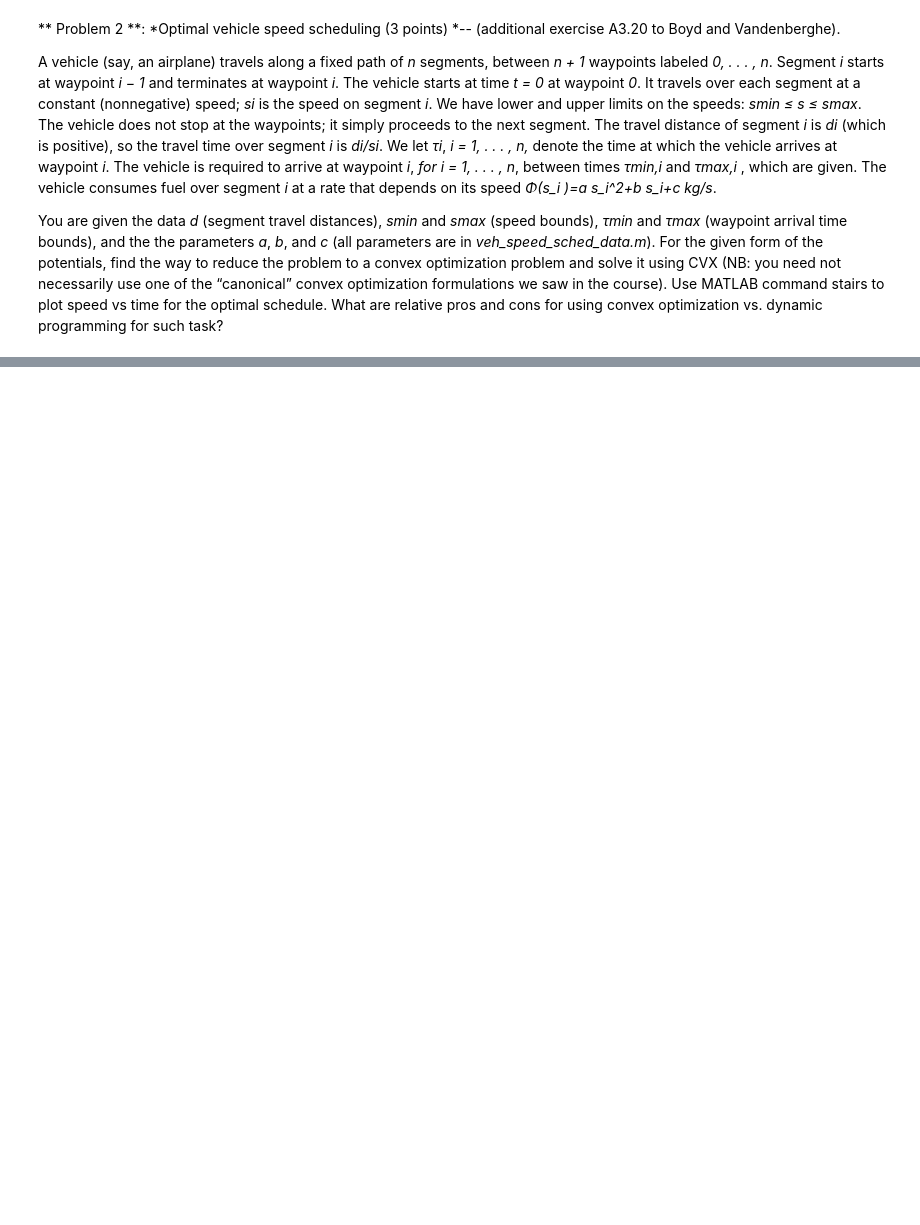
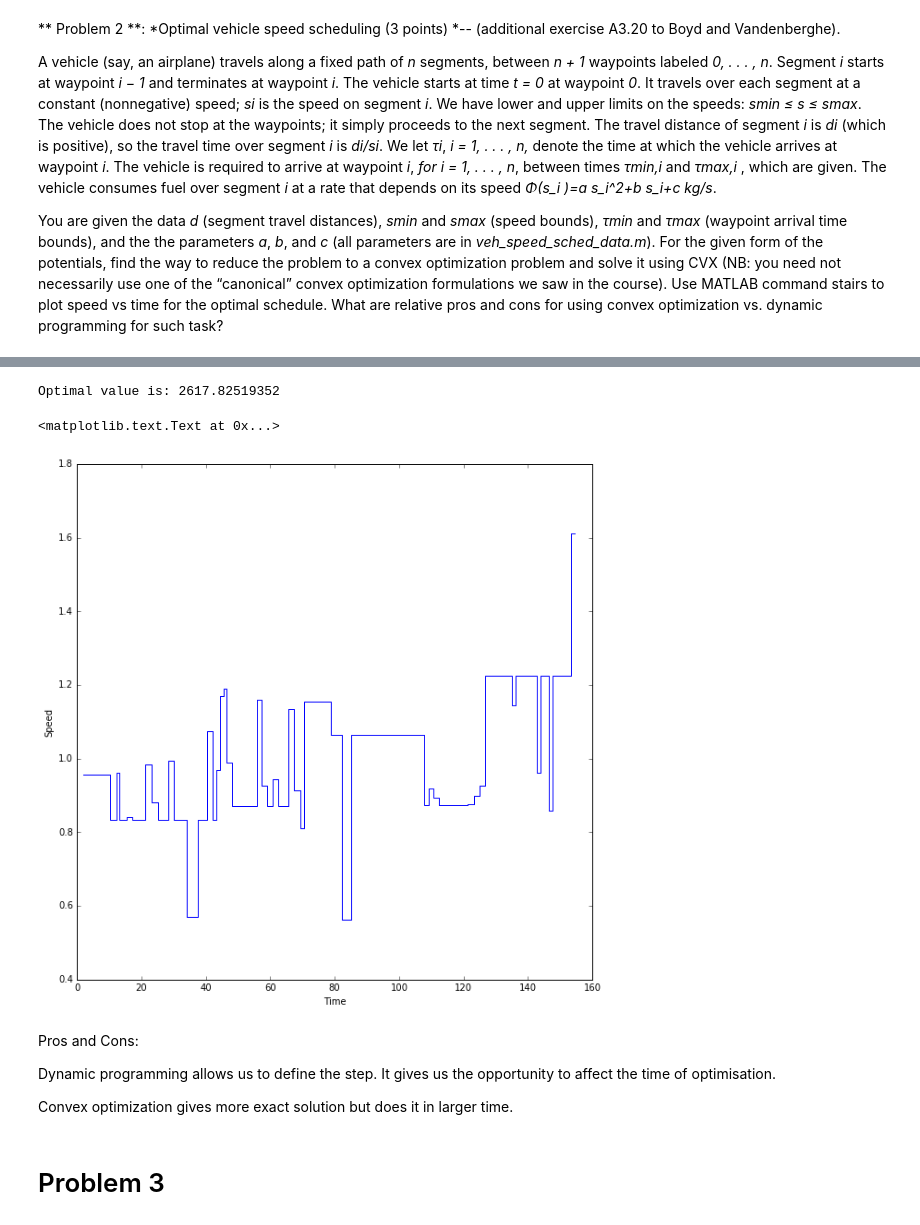
Before and after one commit to Aelphy/skoltech, a Jupyter notebook: term2/optimization_methods/Assignment5/Task_5.ipynb, the cells around one changed output, grey strips where cells are left out. Saved outputs shown, nothing was run; the diff lists cells and outputs as text; code cells hidden in the pictures; blank space fills up the shorter version.

Commit message:
finished optimization

```diff
--- a/term2/optimization_methods/Assignment5/Task_5.ipynb
+++ b/term2/optimization_methods/Assignment5/Task_5.ipynb
@@ -30,12 +89,61 @@ import scipy.io as sio
 
 mat_contents = sio.loadmat('veh_sched_data.mat')
 
-a = mat_contents['a']
-b = mat_contents['b']
-c = mat_contents['c']
-d = mat_contents['d']
-n = mat_contents['n']
-smin = mat_contents['smin']
-smax = mat_contents['smax']
-tau_min = mat_contents['tau_min']
-tau_max = mat_contents['tau_max']
+a = mat_contents['a'][0, 0]
+b = mat_contents['b'][0, 0]
+c = mat_contents['c'][0, 0]
+d = mat_contents['d'][:, 0]
+n = mat_contents['n'][0, 0]
+smin = mat_contents['smin'][:, 0]
+smax = mat_contents['smax'][:, 0]
+tau_min = mat_contents['tau_min'][:, 0]
+tau_max = mat_contents['tau_max'][:, 0]
+# %%
+import cvxpy
+import matplotlib.pyplot as plt
+%matplotlib inline
+
+T = cvxpy.Variable(n)
+
+objective = a * d[0] ** 2 * cvxpy.inv_pos(T[0]) + b * d[0] + c * T[0]
+
+constraints = []
+
+for i in range(1, n):
+    time_i = T[i] - T[i - 1]
+    objective += a * d[i] ** 2 * cvxpy.inv_pos(time_i) + b * d[i] + c * time_i
+
+    constraints.append(smin[i] * time_i <= d[i])
+    constraints.append(smax[i] * time_i >= d[i])
+
+for i in range(n):
+    constraints.append(T[i] <= tau_max[i])
+    constraints.append(T[i] >= tau_min[i])
+
+solution = cvxpy.Problem(cvxpy.Minimize(objective), constraints)
+solution.solve()
+
+print('Optimal value is: {0}'.format(solution.value))
+
+times = np.array(T.value)[:, 0]
+speeds = [d[0] / times[0]]
+
+for i in range(1, n):
+    speeds.append(d[i] / (times[i] - times[i - 1]))
+
+plt.figure(figsize=(10, 10))
+plt.step(times, speeds)
+plt.xlabel('Time')
+plt.ylabel('Speed')
+# %% [output]
+Optimal value is: 2617.82519352
+<matplotlib.text.Text at 0x...>
+[figure, added]
+# %% [markdown]
+Pros and Cons:
+
+Dynamic programming allows us to define the step. It gives us the opportunity to affect the time of optimisation.
+
+Convex optimization gives more exact solution but does it in larger time.
+# %% [markdown]
+# Problem 3
```
Also changed, not shown: parts of 15 cells of this notebook, 11 other files.
